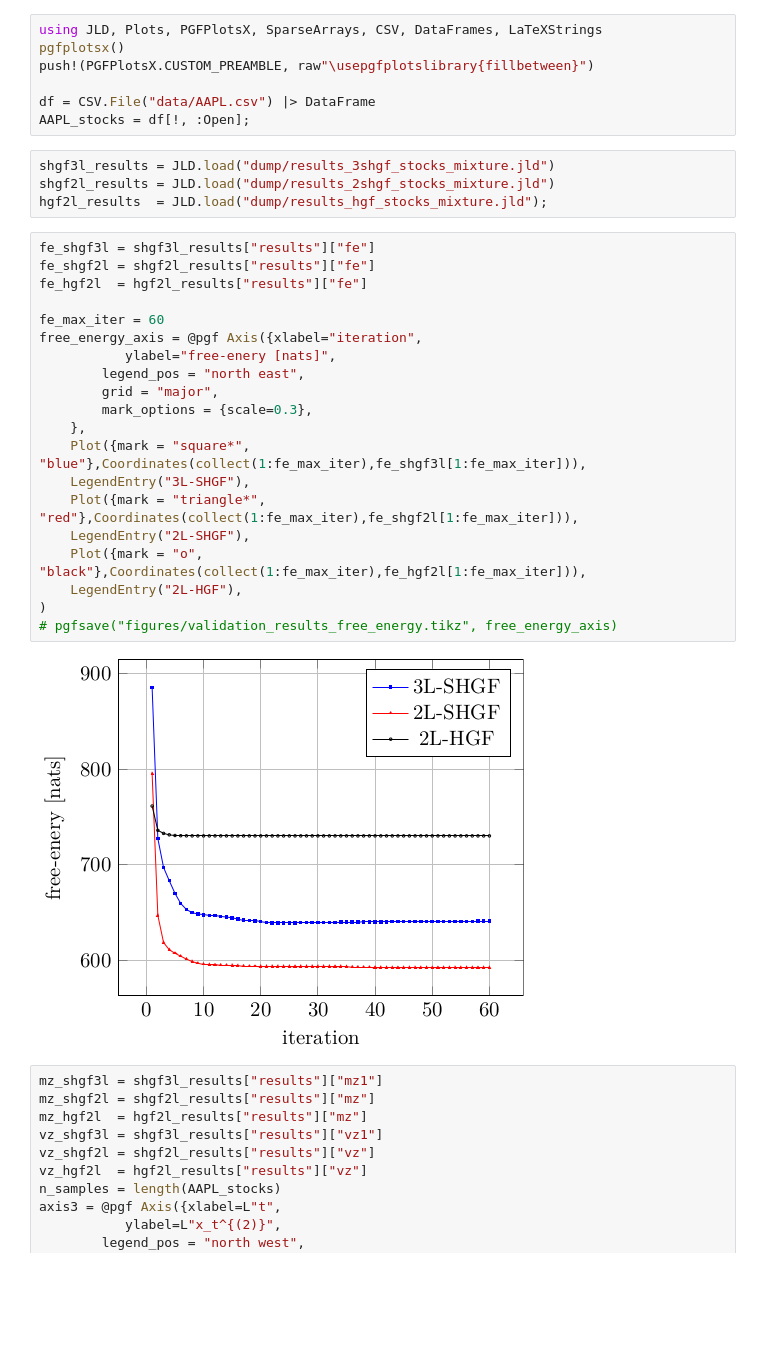
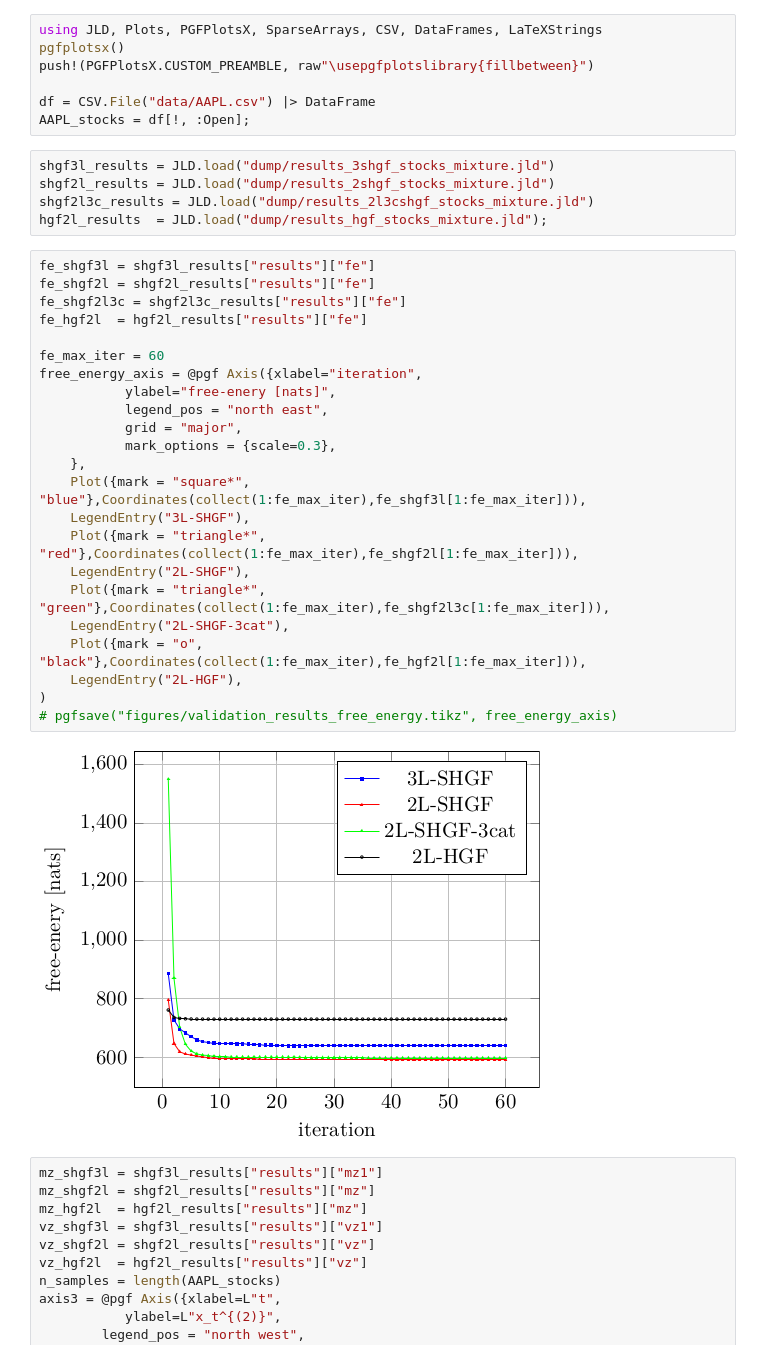
Before and after one commit to mkpappu/SGCV, a Jupyter notebook: validation.ipynb, the cells around one changed output. Saved outputs shown, nothing was run; the diff lists cells and outputs as text; blank space fills up the shorter version.

Commit message:
Add 2-l SHGF with 3 cats

```diff
--- a/validation.ipynb
+++ b/validation.ipynb
@@ -17,29 +17,33 @@ AAPL_stocks = df[!, :Open];
 # %%
 shgf3l_results = JLD.load("dump/results_3shgf_stocks_mixture.jld")
 shgf2l_results = JLD.load("dump/results_2shgf_stocks_mixture.jld")
+shgf2l3c_results = JLD.load("dump/results_2l3cshgf_stocks_mixture.jld")
 hgf2l_results  = JLD.load("dump/results_hgf_stocks_mixture.jld");
 # %%
 fe_shgf3l = shgf3l_results["results"]["fe"]
 fe_shgf2l = shgf2l_results["results"]["fe"]
+fe_shgf2l3c = shgf2l3c_results["results"]["fe"]
 fe_hgf2l  = hgf2l_results["results"]["fe"]
 
 fe_max_iter = 60
 free_energy_axis = @pgf Axis({xlabel="iteration",
            ylabel="free-enery [nats]",
-        legend_pos = "north east",
-        grid = "major",
-        mark_options = {scale=0.3},
+           legend_pos = "north east",
+           grid = "major",
+           mark_options = {scale=0.3},
     },
     Plot({mark = "square*", "blue"},Coordinates(collect(1:fe_max_iter),fe_shgf3l[1:fe_max_iter])),
     LegendEntry("3L-SHGF"),
     Plot({mark = "triangle*", "red"},Coordinates(collect(1:fe_max_iter),fe_shgf2l[1:fe_max_iter])),
     LegendEntry("2L-SHGF"),
+    Plot({mark = "triangle*", "green"},Coordinates(collect(1:fe_max_iter),fe_shgf2l3c[1:fe_max_iter])),
+    LegendEntry("2L-SHGF-3cat"),
     Plot({mark = "o", "black"},Coordinates(collect(1:fe_max_iter),fe_hgf2l[1:fe_max_iter])),
     LegendEntry("2L-HGF"),
 )
 # pgfsave("figures/validation_results_free_energy.tikz", free_energy_axis)
 # %% [output]
-[figure, old version]
+[figure, new version]
 # %%
 mz_shgf3l = shgf3l_results["results"]["mz1"]
 mz_shgf2l = shgf2l_results["results"]["mz"]
```
Also changed, not shown: parts of 2 cells of this notebook, 3 other files.
